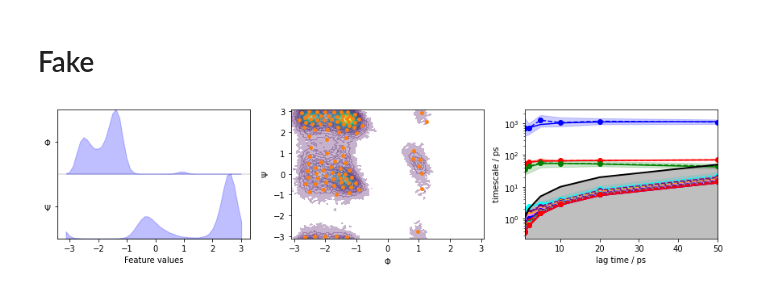
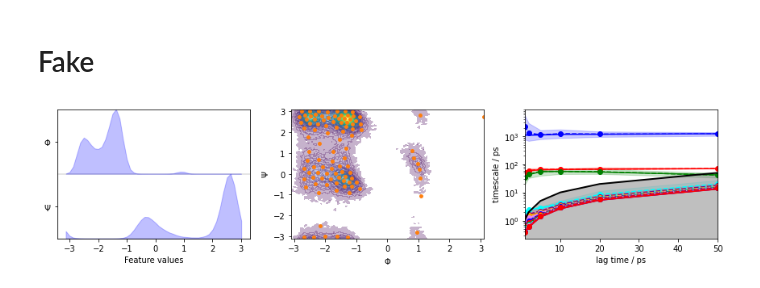
Before and after one commit to KirillShmilovich/temporally_coherent_c2f, a Jupyter notebook: ADP_testset_kinetics.ipynb, the cells around one changed output. Drawn from its saved outputs; the diff is of its cells as text; code cells hidden in the pictures.

```diff
--- a/ADP_testset_kinetics.ipynb
+++ b/ADP_testset_kinetics.ipynb
@@ -140,28 +172,28 @@ files = fake_trj_fname
 # %%
 feat = pyemma.coordinates.featurizer(pdb)
 feat.add_backbone_torsions(periodic=False)
 data = pyemma.coordinates.load(files, features=feat)
 
 projected_data = data
 
-cluster = dt.clustering.KMeans(100, max_iter=500).fit(projected_data).fetch_model()
+#cluster = dt.clustering.KMeans(100, max_iter=500).fit(projected_data).fetch_model()
 dtrajs = cluster.transform(projected_data)
 
 #its_result = implied_timescales_msm(dtrajs, lagtimes=[1, 2, 5, 10, 20, 50], nits=num_timescales)
 its_result = pyemma.msm.timescales_msm(dtrajs,lags=[1, 2, 5, 10, 20, 50], nits=num_timescales, errors='bayes')
 
 fig, axes = plt.subplots(1, 3, figsize=(12, 3))
 pyemma.plots.plot_feature_histograms(projected_data,
                                      feature_labels=['$\Phi$', '$\Psi$'], ax=axes[0])
 pyemma.plots.plot_density(*projected_data.T, ax=axes[1], cbar=False, alpha=0.3)
 axes[1].scatter(*cluster.cluster_centers.T, s=15, c='C1')
 axes[1].set_xlabel('$\Phi$')
 axes[1].set_ylabel('$\Psi$')
 pyemma.plots.plot_implied_timescales(its_result, ax=axes[2], units='ps')
 fig.tight_layout()
 plt.show()
 # %% [output]
-[figure, old version]
+[figure, new version]
 # %%
 msm = dt.markov.msm.MaximumLikelihoodMSM(lagtime=lagtime).fit(dtrajs).fetch_model()
 
```
Also changed, not shown: parts of 20 cells of this notebook, 15 other files.
